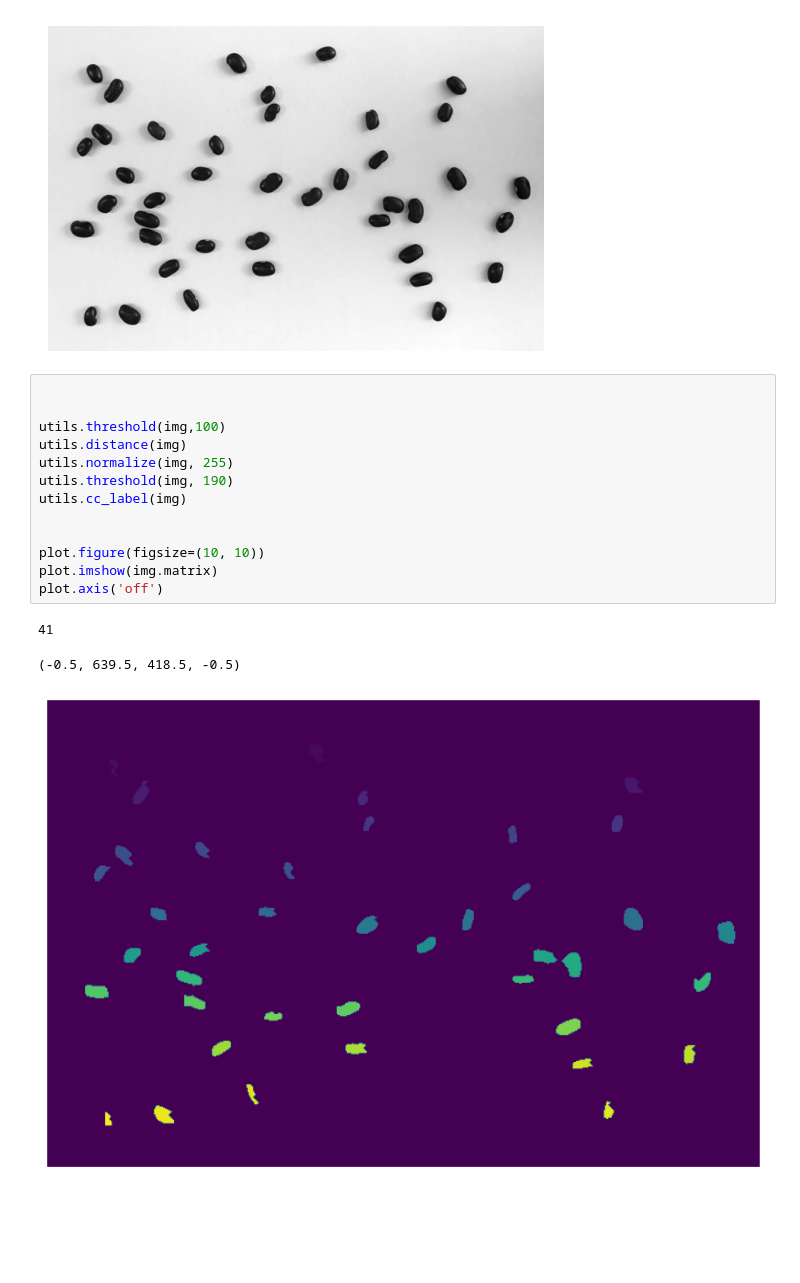
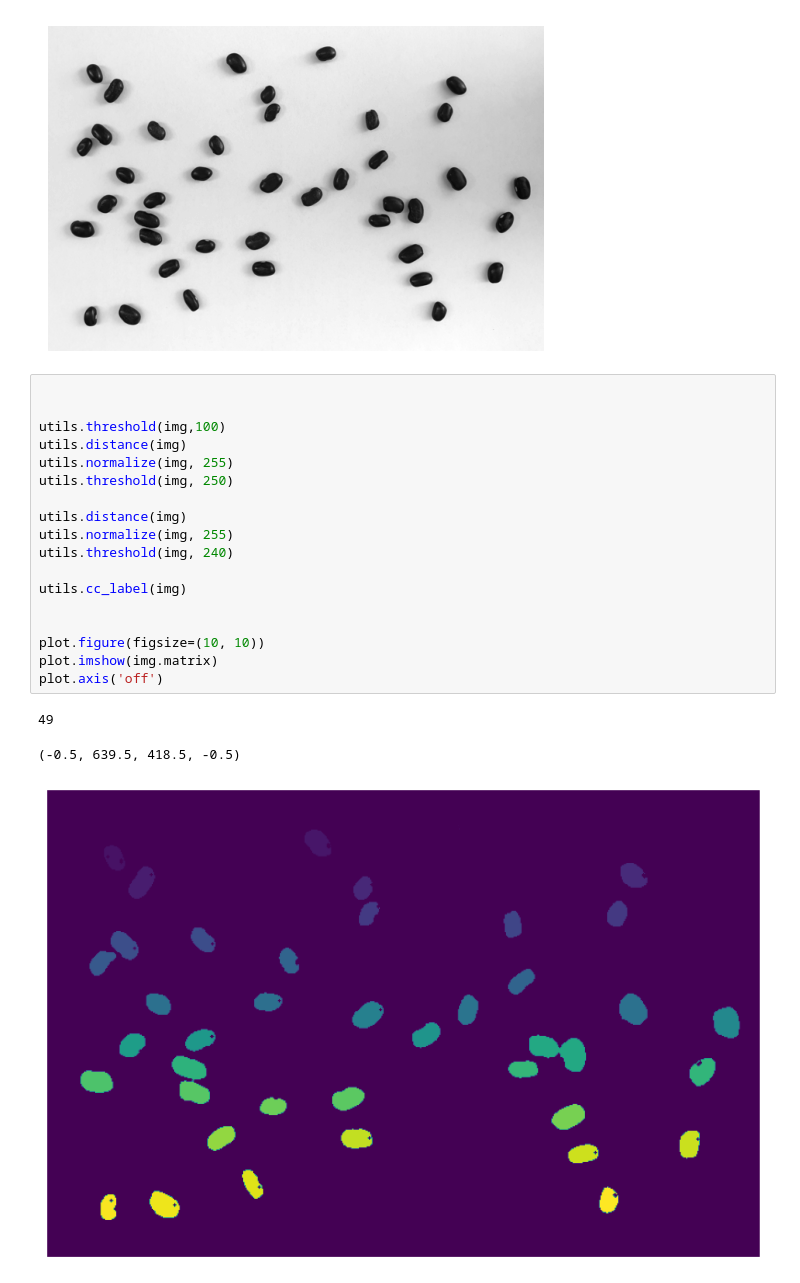
Before and after one commit to otaviofbrito/Digital-Image-Processing, a Jupyter notebook: bean-counter/test.ipynb, the cells around one changed output. Saved outputs shown, nothing was run; the diff lists cells and outputs as text; blank space fills up the shorter version.

```diff
--- a/bean-counter/test.ipynb
+++ b/bean-counter/test.ipynb
@@ -17,17 +17,22 @@ plot.show()
 # %%
 
 
 utils.threshold(img,100)
 utils.distance(img)
 utils.normalize(img, 255)
-utils.threshold(img, 190)
+utils.threshold(img, 250)
+
+utils.distance(img)
+utils.normalize(img, 255)
+utils.threshold(img, 240)
+
 utils.cc_label(img)
 
 
 plot.figure(figsize=(10, 10))
 plot.imshow(img.matrix)
 plot.axis('off')
 # %% [output]
-41
+49
 (-0.5, 639.5, 418.5, -0.5)
-[figure, old version]
+[figure, new version]
```
Also changed, not shown: 6 other files.
